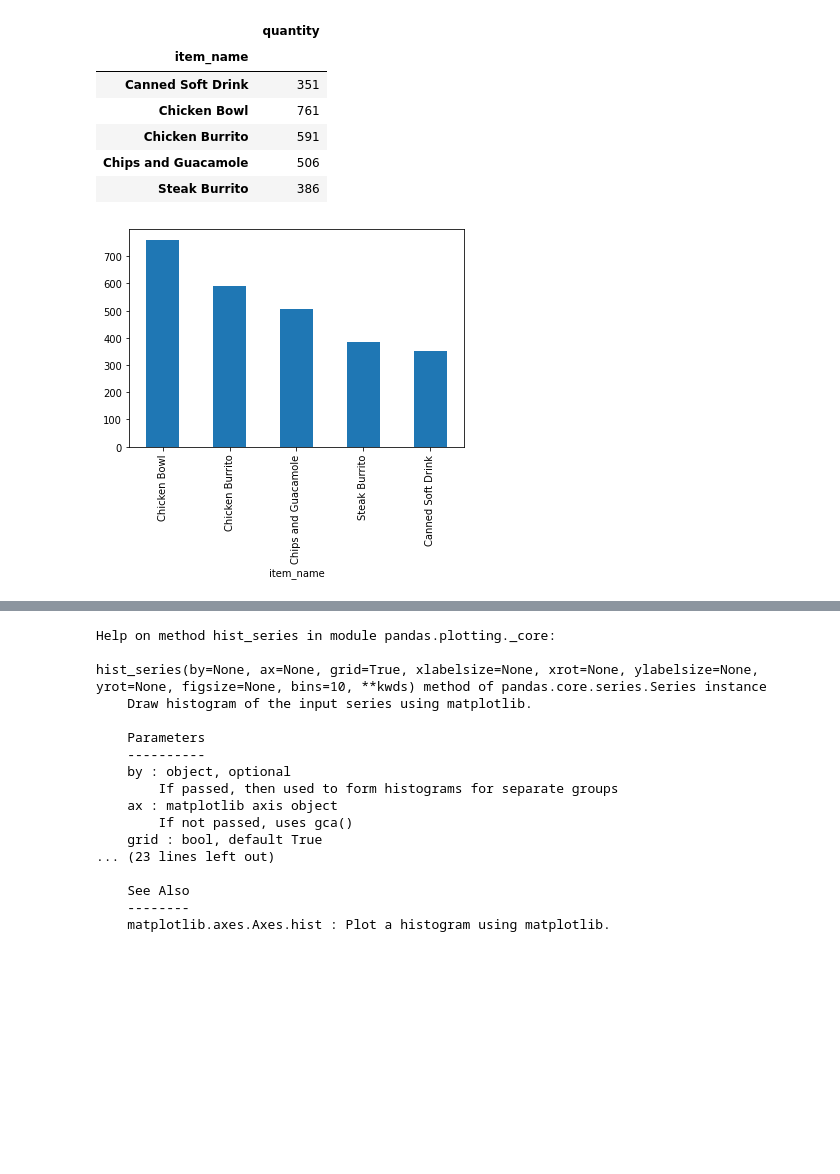
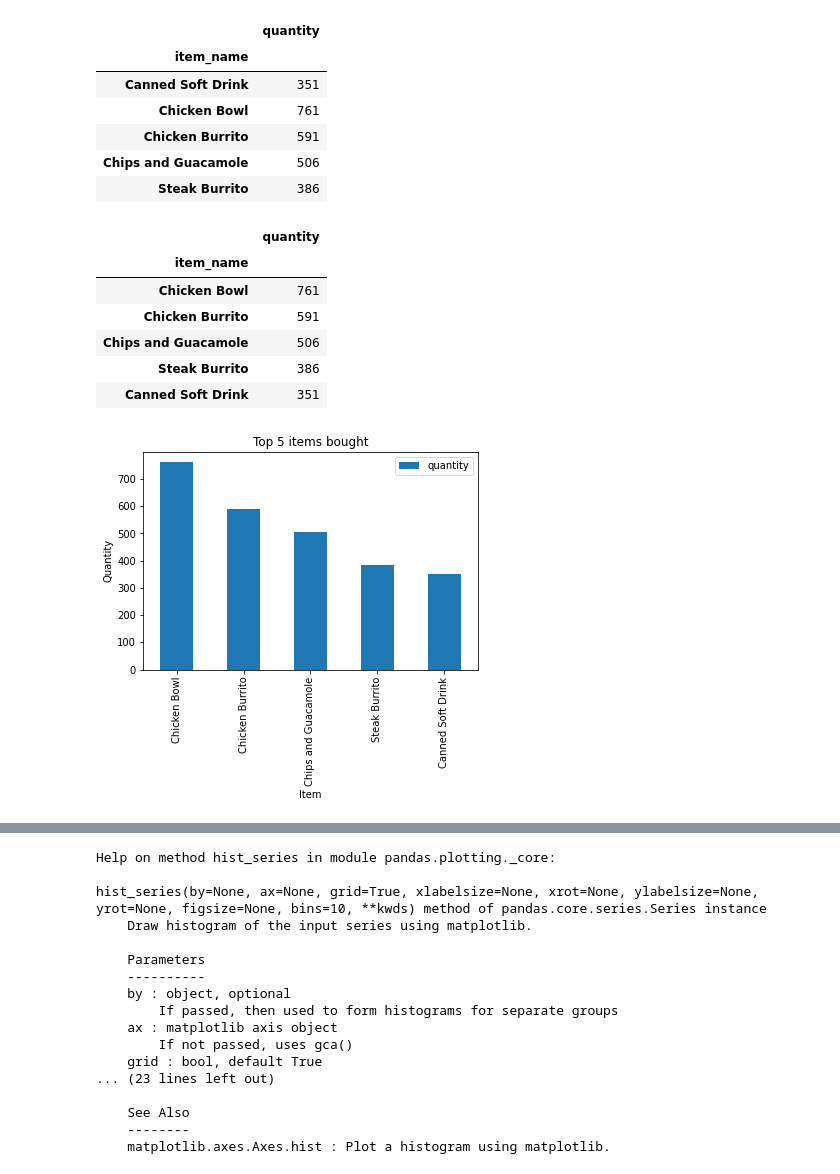
Before and after one commit to MVillasuso/DS_MVL, a Jupyter notebook: PROYECTOS/Entregas_Ejercicios_MVL/pandas/07_Chipotle_Solutions_MVL.ipynb, the cells around one changed output, grey strips where cells are left out. Saved outputs shown, nothing was run; the diff lists cells and outputs as text; code cells hidden in the pictures; blank space fills up the shorter version.

```diff
--- a/PROYECTOS/Entregas_Ejercicios_MVL/pandas/07_Chipotle_Solutions_MVL.ipynb
+++ b/PROYECTOS/Entregas_Ejercicios_MVL/pandas/07_Chipotle_Solutions_MVL.ipynb
@@ -119,8 +123,22 @@ df_top5.groupby("item_name").sum()["quantity"].to_frame()
 | Chips and Guacamole | 506 |
 | Steak Burrito | 386 |
 # %%
-serbyitem = df_top5.groupby("item_name").sum()["quantity"].sort_values(ascending = False)
-serbyitem.plot(kind='bar')
-plt.show()
+serbyitem=df_top5.groupby("item_name").sum()["quantity"].sort_values(ascending = False).to_frame()
+serbyitem
 # %% [output]
-[figure, removed]
+|  | quantity |
+| item_name |  |
+| Chicken Bowl | 761 |
+| Chicken Burrito | 591 |
+| Chips and Guacamole | 506 |
+| Steak Burrito | 386 |
+| Canned Soft Drink | 351 |
+# %%
+# GRAFICO DE BARRAS. POR CANTIDAD VENDIDA (ITEMS MAS VENDIDOS)
+serbyitem.plot(kind='bar')
+plt.xlabel ("Item")
+plt.ylabel ("Quantity")
+plt.title ("Top 5 items bought")
+plt.show()
+# %% [output]
+[figure, added]
```
Also changed, not shown: parts of 13 cells of this notebook, 6 other files.
